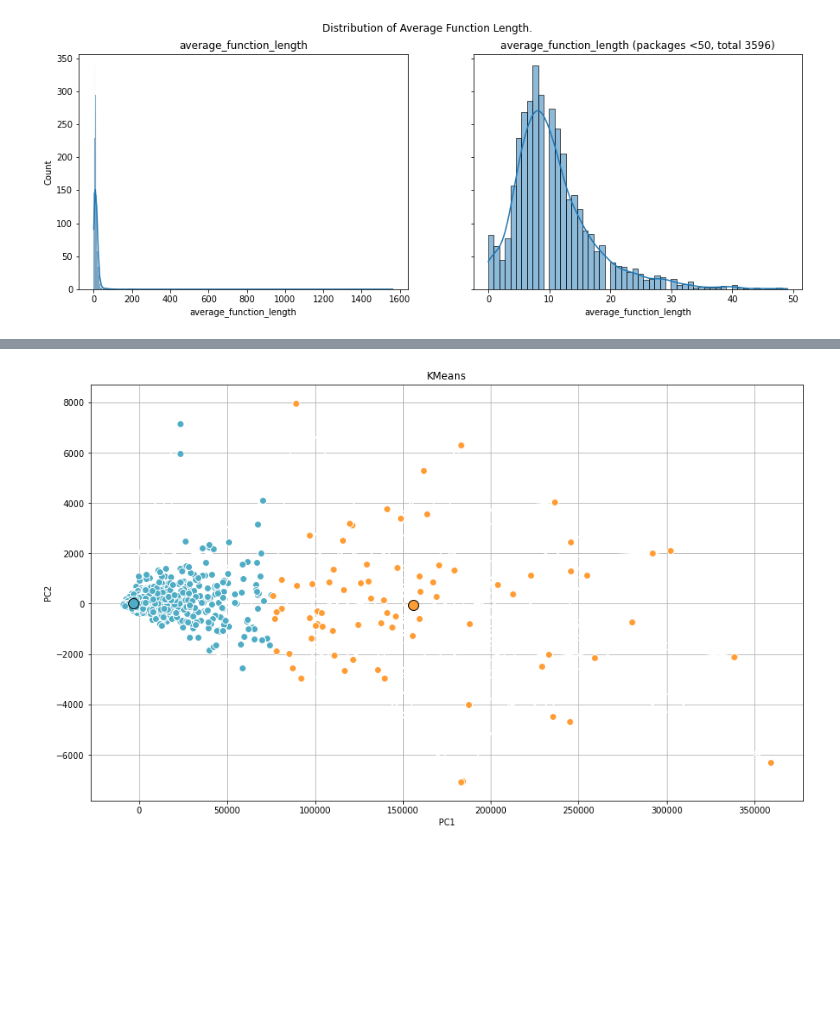
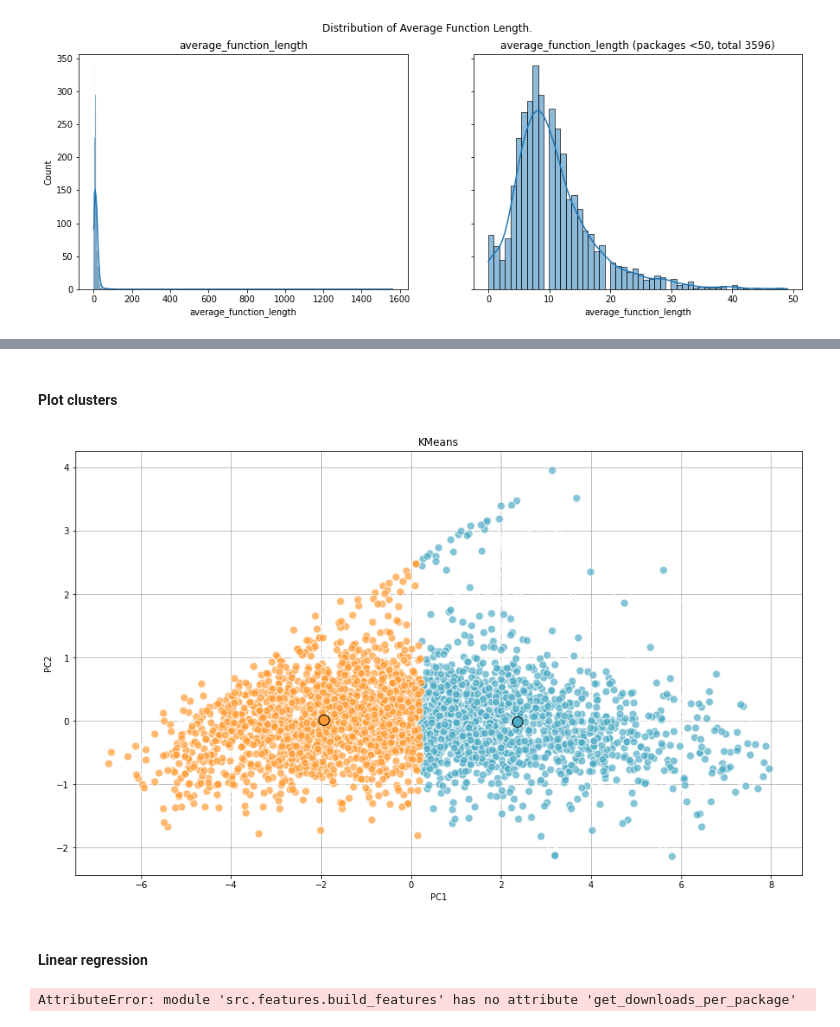
Before and after one commit to plaguss/top_pypi_source_code_stats, a Jupyter notebook: notebooks/reducto.ipynb, the cells around one changed output, grey strips where cells are left out. Cells and saved outputs as stored; diff of their text form; code cells hidden in the pictures; blank space fills up the shorter version.

Commit message:
feat: add linear regression

```diff
--- a/notebooks/reducto.ipynb
+++ b/notebooks/reducto.ipynb
@@ -101,6 +100,10 @@ viz.plot_pcs()
-# %%
-importlib.reload(bf)
-importlib.reload(viz)
-viz.plot_clusters(bf.get_pc(bf.get_reducto_reports_relative(), standardize=False))
-# %% [output]
-[figure, removed]
+# %% [markdown]
+#### Plot clusters
+# %%
+#importlib.reload(bf)
+#importlib.reload(viz)
+viz.plot_clusters(bf.get_pc(bf.get_reducto_reports_relative(log=True), standardize=False), n_clusters=2)
+# %% [output]
+[figure, added]
+# %% [markdown]
+#### Linear regression
@@ -106,0 +112,4 @@ viz.plot_clusters(bf.get_pc(bf.get_reducto_reports_relative(), standardize=False
+# %%
+models.reducto_explain_downloads(log_y=False, log_x=True)
+# %% [output]
+AttributeError: module 'src.features.build_features' has no attribute 'get_downloads_per_package'
```
Also changed, not shown: parts of 4 cells of this notebook.
